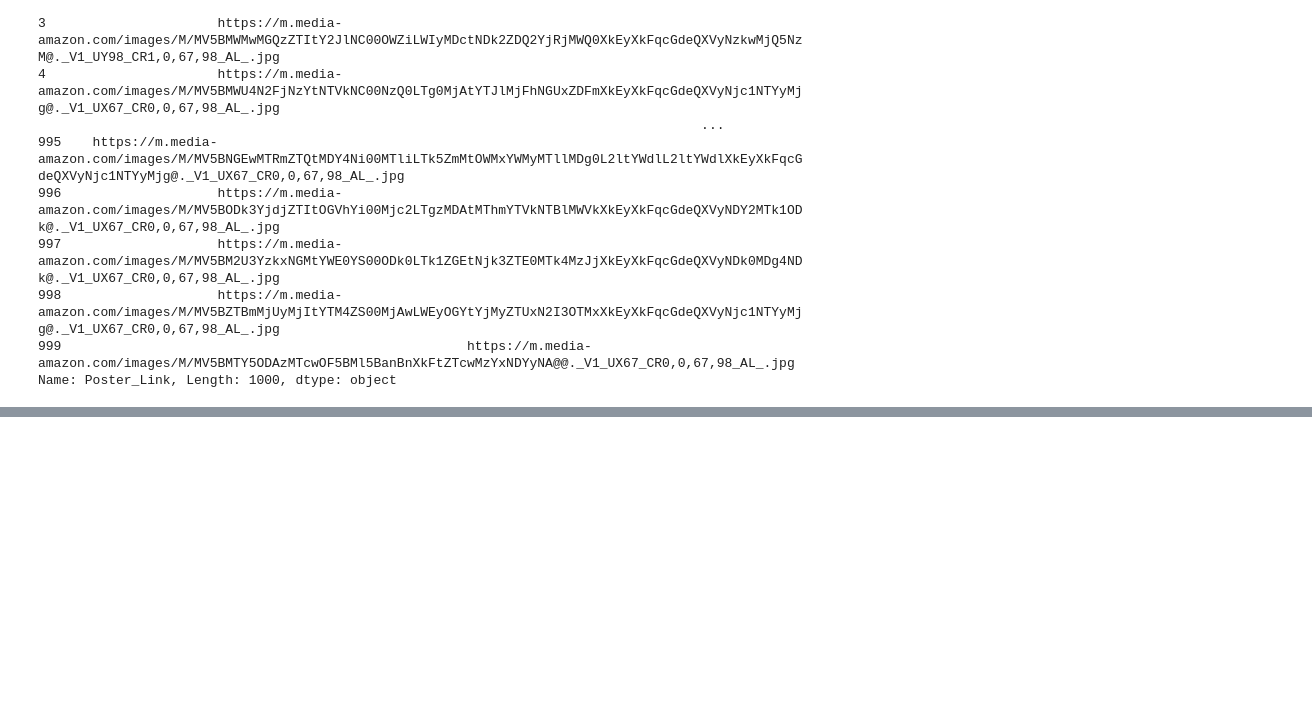
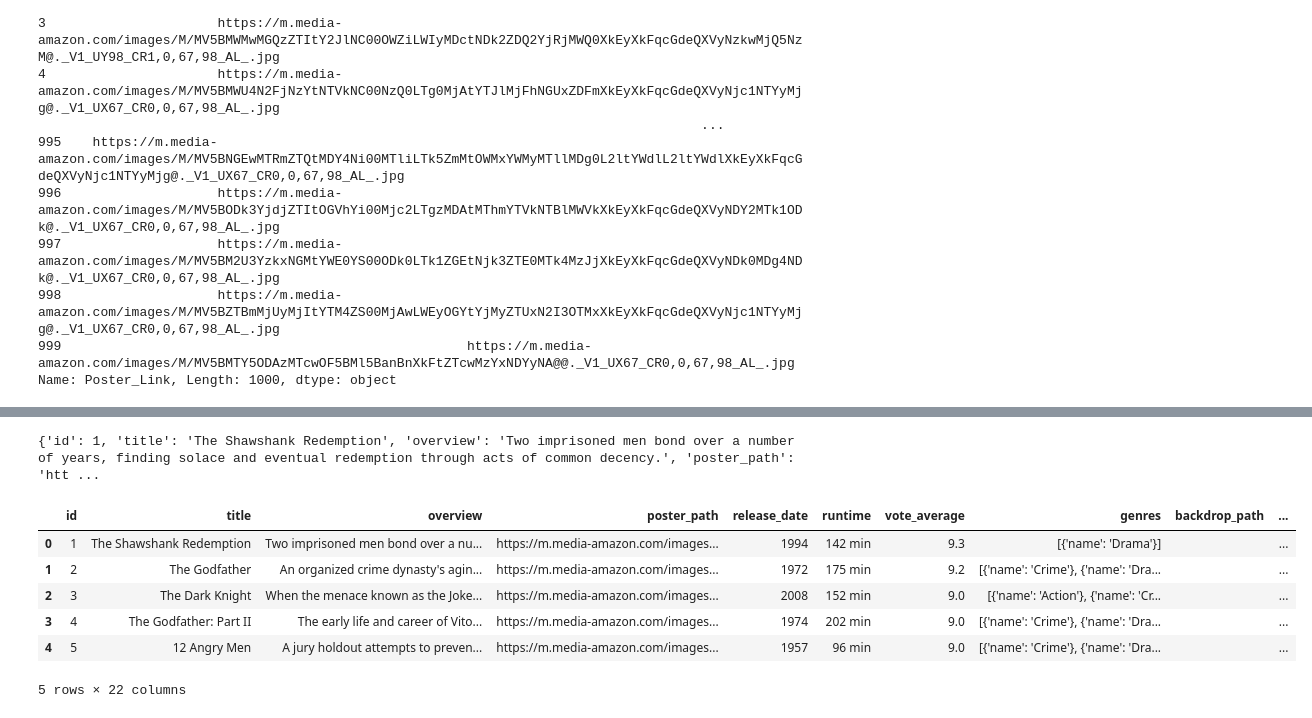
Before and after one commit to sanjivpaul/movies_ml, a Jupyter notebook: movies.ipynb, the cells around one changed output, grey strips where cells are left out. Saved outputs shown, nothing was run; the diff lists cells and outputs as text; code cells hidden in the pictures; blank space fills up the shorter version.

Commit message:
generate movies and moviedetails csv file from existing

```diff
--- a/movies.ipynb
+++ b/movies.ipynb
@@ -54,0 +169,3 @@ Name: Poster_Link, Length: 1000, dtype: object
+# %%
+df = pd.read_csv('imdb_top_1000.csv')
+df.info()
@@ -54,0 +190,60 @@ Name: Poster_Link, Length: 1000, dtype: object
+# %%
+# Create moviedetails DataFrame with all original columns
+moviedetails = df.copy()
+
+# Rename columns according to your specification
+moviedetails = moviedetails.rename(columns={
+    'Series_Title': 'title',
+    'Overview': 'overview',
+    'Poster_Link': 'poster_path',
+    'Released_Year': 'release_date',
+    'Runtime': 'runtime',
+    'IMDB_Rating': 'vote_average',
+    'No_of_Votes': 'vote_count',
+    'Meta_score': 'popularity',
+    'Genre': 'genres',
+    'Certificate': 'certificate',
+    'Gross': 'revenue'
+    # Add other columns as needed
+})
+
+# Convert genres string to list of dictionaries format
+moviedetails['genres'] = moviedetails['genres'].apply(
+    lambda x: [{'name': genre.strip()} for genre in x.split(',')]
+)
+
+# Add missing columns with default values (modify as needed)
+moviedetails['backdrop_path'] = ''  # You can fill this with appropriate data
+moviedetails['tagline'] = ''        # Not in original data
+moviedetails['budget'] = 0          # Not in original data
+moviedetails['homepage'] = ''       # Not in original data
+moviedetails['status'] = ''       # Not in original data
+
+# Add id column (using the index + 1 for 1-based ID)
+moviedetails['id'] = moviedetails.index + 1
+
+# Reorder columns to match your desired structure
+column_order = [
+    'id', 'title', 'overview', 'poster_path', 'release_date', 'runtime',
+    'vote_average', 'genres', 'backdrop_path', 'tagline', 'status',
+    'budget', 'revenue', 'homepage', 'popularity', 'vote_count',
+    'Director', 'Star1', 'Star2', 'Star3', 'Star4','certificate'
+]
+
+# Select and reorder columns
+moviedetails = moviedetails[column_order]
+
+# Display the first movie to verify
+print(moviedetails.iloc[0].to_dict())
+# %% [output]
+{'id': 1, 'title': 'The Shawshank Redemption', 'overview': 'Two imprisoned men bond over a number of years, finding solace and eventual redemption through acts of common decency.', 'poster_path': 'htt ...
+# %%
+moviedetails.head()
+# %% [output]
+|  | id | title | overview | poster_path | release_date | runtime | vote_average | genres | backdrop_path | ... |
+| 0 | 1 | The Shawshank Redemption | Two imprisoned men bond over a nu... | https://m.media-amazon.com/images... | 1994 | 142 min | 9.3 | [{'name': 'Drama'}] |  | ... |
+| 1 | 2 | The Godfather | An organized crime dynasty's agin... | https://m.media-amazon.com/images... | 1972 | 175 min | 9.2 | [{'name': 'Crime'}, {'name': 'Dra... |  | ... |
+| 2 | 3 | The Dark Knight | When the menace known as the Joke... | https://m.media-amazon.com/images... | 2008 | 152 min | 9.0 | [{'name': 'Action'}, {'name': 'Cr... |  | ... |
+| 3 | 4 | The Godfather: Part II | The early life and career of Vito... | https://m.media-amazon.com/images... | 1974 | 202 min | 9.0 | [{'name': 'Crime'}, {'name': 'Dra... |  | ... |
+| 4 | 5 | 12 Angry Men | A jury holdout attempts to preven... | https://m.media-amazon.com/images... | 1957 | 96 min | 9.0 | [{'name': 'Crime'}, {'name': 'Dra... |  | ... |
+5 rows × 22 columns
```
Also changed, not shown: parts of 16 cells of this notebook, 4 other files.
